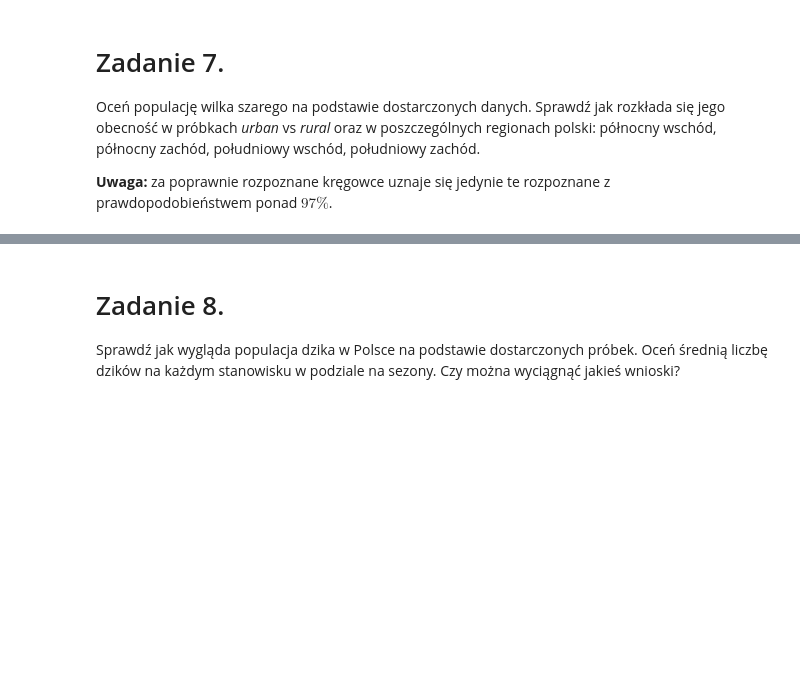
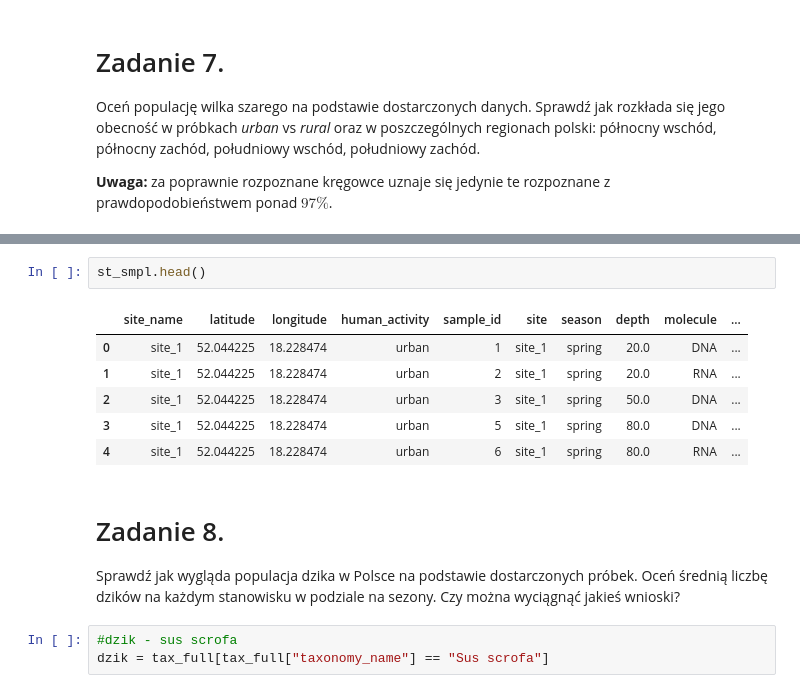
Before and after one commit to ligusoliwia/podstawy_programowania, a Jupyter notebook: SEM2/moduły_python/prace_domowe/pandas_2.ipynb, the cells around one changed output, grey strips where cells are left out. Saved outputs shown, nothing was run; the diff lists cells and outputs as text; blank space fills up the shorter version.

```diff
--- a/SEM2/moduły_python/prace_domowe/pandas_2.ipynb
+++ b/SEM2/moduły_python/prace_domowe/pandas_2.ipynb
@@ -547,4 +639,16 @@ Oceń populację wilka szarego na podstawie dostarczonych danych. Sprawdź jak r
+# %%
+st_smpl.head()
+# %% [output]
+|  | site_name | latitude | longitude | human_activity | sample_id | site | season | depth | molecule | ... |
+| 0 | site_1 | 52.044225 | 18.228474 | urban | 1 | site_1 | spring | 20.0 | DNA | ... |
+| 1 | site_1 | 52.044225 | 18.228474 | urban | 2 | site_1 | spring | 20.0 | RNA | ... |
+| 2 | site_1 | 52.044225 | 18.228474 | urban | 3 | site_1 | spring | 50.0 | DNA | ... |
+| 3 | site_1 | 52.044225 | 18.228474 | urban | 5 | site_1 | spring | 80.0 | DNA | ... |
+| 4 | site_1 | 52.044225 | 18.228474 | urban | 6 | site_1 | spring | 80.0 | RNA | ... |
 # %% [markdown]
 # Zadanie 8.
 
 Sprawdź jak wygląda populacja dzika w Polsce na podstawie dostarczonych próbek. Oceń średnią liczbę dzików na każdym stanowisku w podziale na sezony. Czy można wyciągnąć jakieś wnioski?
+# %%
+#dzik - sus scrofa
+dzik = tax_full[tax_full["taxonomy_name"] == "Sus scrofa"]
```
Also changed, not shown: parts of 27 cells of this notebook, 2 other files.
